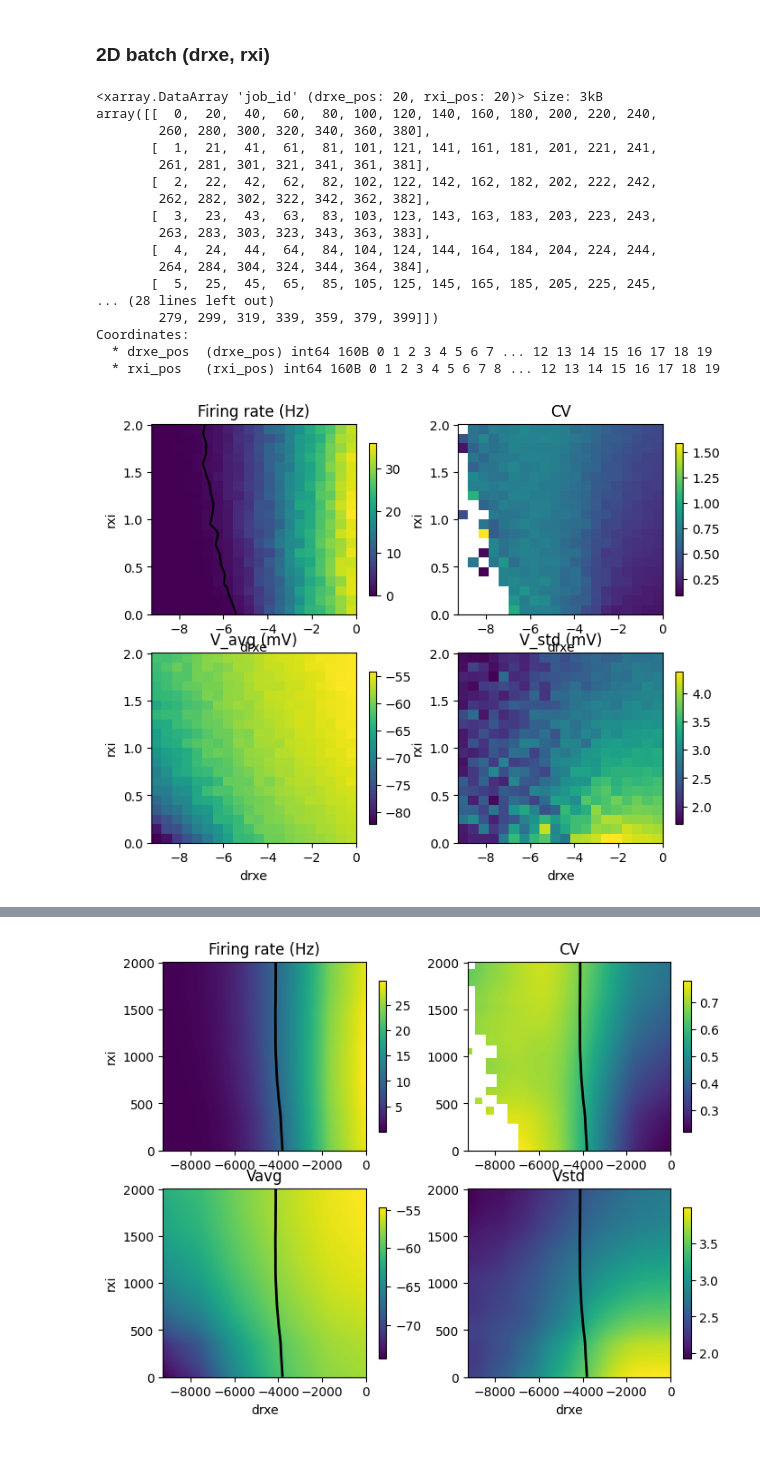
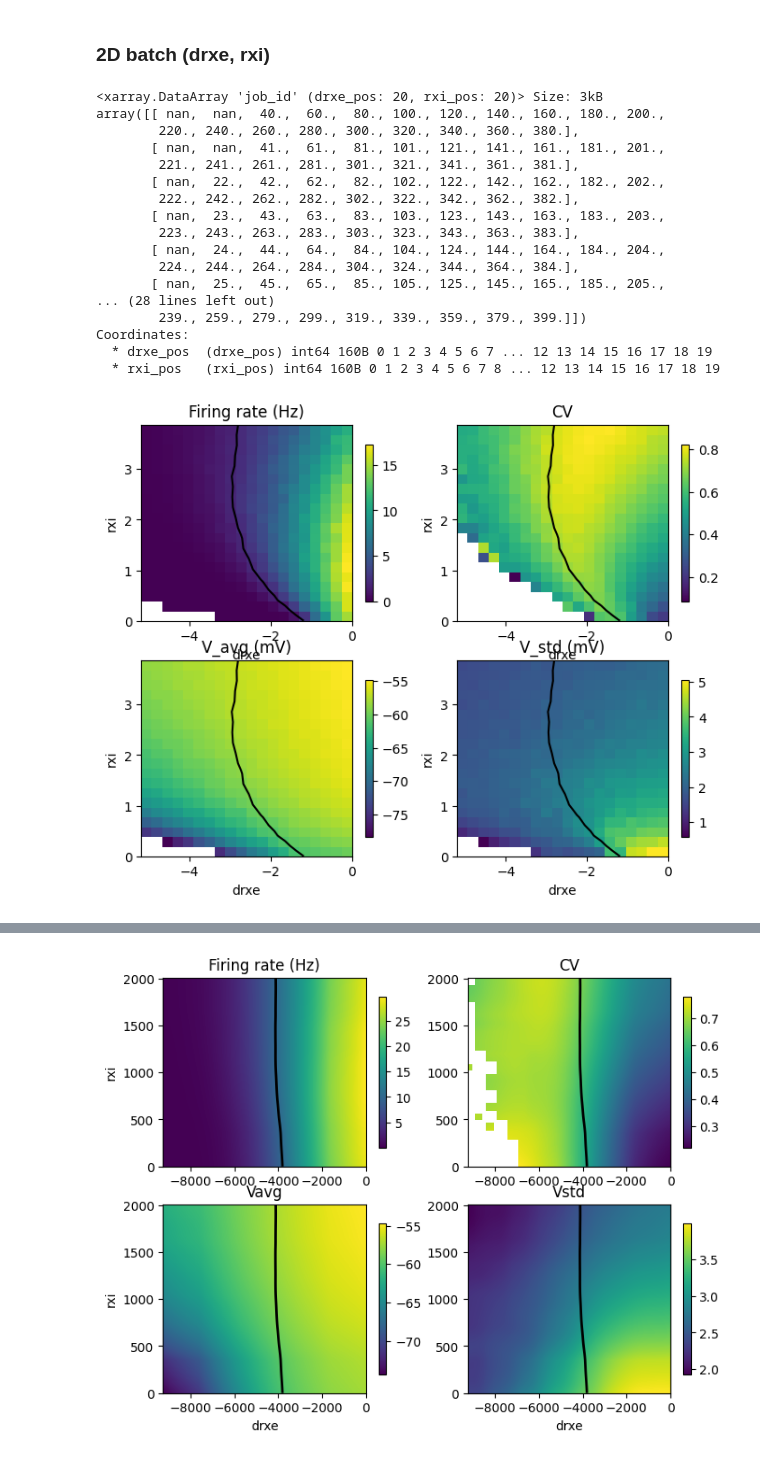
Before and after one commit to niknovikov19/A1-OUinp, a Jupyter notebook: exp_configs/batch_rxbkg_unconn_state1_mech1/proc_batch.ipynb, the cells around one changed output, grey strips where cells are left out. Drawn from its saved outputs; the diff is of its cells as text; code cells hidden in the pictures.

```diff
--- a/exp_configs/batch_rxbkg_unconn_state1_mech1/proc_batch.ipynb
+++ b/exp_configs/batch_rxbkg_unconn_state1_mech1/proc_batch.ipynb
@@ -106,10 +106,30 @@ Text(0.5, 1.0, 'CV, IT2')
 # %%
 exp_name = 'batch_rxbkg_unconn_state1_mech1/pops_inpsur_newsec_var_drxe_rxi'
 
-#exp_name_sub = '2d_20x20_psp_0.5_xsec_soma_soma/exp_pv_sz_20_20_t_7.0_12.0_wx_psp_0.5_wmult_0.25_ee_0.5_lsec_0_xsec_soma_soma'
-exp_name_sub = '2d_20x20_psp_0.5_xsec_soma_soma/exp_it2_sz_20_20_t_7.0_12.0_wx_psp_0.5_wmult_0.25_ee_0.5_lsec_0_xsec_soma_soma'
-pops_used = ['IT2']
-exp_label = 'it2'
+#exp_name_sub = '2d_20x20_psp_0.5_xsec_soma_soma/exp_it2_sz_20_20_t_7.0_12.0_wx_psp_0.5_wmult_0.25_ee_0.5_lsec_0_xsec_soma_soma'
+#pops_used = ['IT2']
+#exp_label = 'it2'
+
+#exp_name_sub = '2d_5x5_psp_0.5_xsec_soma_soma/exp_it6_sz_5_5_t_7.0_12.0_wx_psp_0.5_wmult_0.25_ee_0.5_lsec_0_xsec_soma_soma'
+#pops_used = ['IT6']
+#exp_label = 'it6'
+
+#exp_name_sub = '2d_5x5_psp_0.5_xsec_soma_soma/exp_it4_sz_5_5_t_7.0_12.0_wx_psp_0.5_wmult_0.25_ee_0.5_lsec_0_xsec_soma_soma'
+#pops_used = ['ITP4', 'ITS4']
+#exp_label = 'it4'
+
+#exp_name_sub = '2d_5x5_psp_0.5_xsec_soma_soma/exp_ct_sz_5_5_t_7.0_12.0_wx_psp_0.5_wmult_0.25_ee_0.5_lsec_0_xsec_soma_soma'
+#pops_used = ['CT5A', 'CT5B', 'CT6']
+#exp_label = 'ct'
+
+#exp_name_sub = '2d_5x5_psp_0.5_xsec_soma_soma/exp_it5_sz_5_5_t_7.0_12.0_wx_psp_0.5_wmult_0.25_ee_0.5_lsec_0_xsec_soma_soma'
+#pops_used = ['IT5A', 'IT5B']
+#exp_label = 'it5'
+
+#exp_name_sub = '2d_5x5_psp_0.5_xsec_soma_soma/exp_pt5b_sz_5_5_t_7.0_12.0_wx_psp_0.5_wmult_0.25_ee_0.5_lsec_0_xsec_soma_soma'
+#exp_name_sub = '2d_20x20_psp_0.5_xsec_soma_soma/exp_pt5b_sz_20_20_t_7.0_12.0_wx_psp_0.5_wmult_0.25_ee_0.5_lsec_0_xsec_soma_soma'
+#pops_used = ['PT5B']
+#exp_label = 'pt5b'
 
 #exp_name_sub = '2d_20x20_psp_0.5_xsec_soma_soma/exp_pv_sz_20_20_t_7.0_12.0_wx_psp_0.5_wmult_0.25_ee_0.5_lsec_0_xsec_soma_soma'
 #pops_used = ['PV2', 'PV3', 'PV4', 'PV5A', 'PV5B', 'PV6']
@@ -126,8 +146,14 @@ exp_label = 'it2'
 #exp_label = 'vip'
 
 #exp_name_sub = '2d_5x5_psp_0.5_xsec_soma_soma/exp_ngf_sz_5_5_t_3.0_5.0_wx_psp_0.5_wmult_0.25_ee_0.5_lsec_0_xsec_soma_soma'
+#exp_name_sub = '2d_20x20_psp_0.5_xsec_soma_soma/exp_ngf_sz_20_20_t_7.0_12.0_wx_psp_0.5_wmult_0.25_ee_0.5_lsec_0_xsec_soma_soma'
 #pops_used = ['NGF1', 'NGF2', 'NGF3', 'NGF4', 'NGF5A', 'NGF5B', 'NGF6']
 #exp_label = 'ngf'
+
+#exp_name_sub = '2d_5x5_psp_0.5_xsec_soma_soma/exp_it3_sz_5_5_t_7.0_12.0_wx_psp_0.5_wmult_0.25_ee_0.5_lsec_0_xsec_soma_soma'
+exp_name_sub = '2d_20x20_psp_0.5_xsec_soma_soma/exp_it3_sz_20_20_t_7.0_12.0_wx_psp_0.5_wmult_0.25_ee_0.5_lsec_0_xsec_soma_soma'
+pops_used = ['IT3']
+exp_label = 'it3'
 
 dirpath_cfg = dirpath_repo_root / 'exp_configs' / exp_name
 dirpath_res = dirpath_repo_root / 'exp_results' / exp_name
@@ -144,19 +170,19 @@ job_idx_xr = batch_utils.extract_batch_params_to_xr(
 job_idx_xr
 # %% [output]
 <xarray.DataArray 'job_id' (drxe_pos: 20, rxi_pos: 20)> Size: 3kB
-array([[  0,  20,  40,  60,  80, 100, 120, 140, 160, 180, 200, 220, 240,
-        260, 280, 300, 320, 340, 360, 380],
-       [  1,  21,  41,  61,  81, 101, 121, 141, 161, 181, 201, 221, 241,
-        261, 281, 301, 321, 341, 361, 381],
-       [  2,  22,  42,  62,  82, 102, 122, 142, 162, 182, 202, 222, 242,
-        262, 282, 302, 322, 342, 362, 382],
-       [  3,  23,  43,  63,  83, 103, 123, 143, 163, 183, 203, 223, 243,
-        263, 283, 303, 323, 343, 363, 383],
-       [  4,  24,  44,  64,  84, 104, 124, 144, 164, 184, 204, 224, 244,
-        264, 284, 304, 324, 344, 364, 384],
-       [  5,  25,  45,  65,  85, 105, 125, 145, 165, 185, 205, 225, 245,
+array([[ nan,  nan,  40.,  60.,  80., 100., 120., 140., 160., 180., 200.,
+        220., 240., 260., 280., 300., 320., 340., 360., 380.],
+       [ nan,  nan,  41.,  61.,  81., 101., 121., 141., 161., 181., 201.,
+        221., 241., 261., 281., 301., 321., 341., 361., 381.],
+       [ nan,  22.,  42.,  62.,  82., 102., 122., 142., 162., 182., 202.,
+        222., 242., 262., 282., 302., 322., 342., 362., 382.],
+       [ nan,  23.,  43.,  63.,  83., 103., 123., 143., 163., 183., 203.,
+        223., 243., 263., 283., 303., 323., 343., 363., 383.],
+       [ nan,  24.,  44.,  64.,  84., 104., 124., 144., 164., 184., 204.,
+        224., 244., 264., 284., 304., 324., 344., 364., 384.],
+       [ nan,  25.,  45.,  65.,  85., 105., 125., 145., 165., 185., 205.,
 ... (28 lines left out)
-        279, 299, 319, 339, 359, 379, 399]])
+        239., 259., 279., 299., 319., 339., 359., 379., 399.]])
 Coordinates:
   * drxe_pos  (drxe_pos) int64 160B 0 1 2 3 4 5 6 7 ... 12 13 14 15 16 17 18 19
   * rxi_pos   (rxi_pos) int64 160B 0 1 2 3 4 5 6 7 8 ... 12 13 14 15 16 17 18 19
@@ -169,7 +195,7 @@ vars = {
 }
 
 # Load (drxe, rxi) regions
-fname_rgn = dirpath_cfg / f'regions_{exp_label}.json'
+fname_rgn = dirpath_cfg / 'regions' / f'regions_{exp_label}.json'
 with open(fname_rgn, 'r') as fid:
     regions = json.load(fid)['regions']
 
@@ -226,7 +252,7 @@ for pop in pops_used:
         'rxi_pos': 'rxi',
     })
 # %%
-def plot_2d_maps(pop):
+def plot_2d_maps(pop, r0):
 
     r, cv = X[pop]['rate'], X[pop]['cv']
     vmin, vmax = X[pop]['vmin'], X[pop]['vmax']
@@ -247,42 +273,41 @@ def plot_2d_maps(pop):
 
     fig, axs = plt.subplots(2, 2, figsize=(8, 6))
 
     for ax, (title, da) in zip(axs.ravel(), plots):
         im = ax.imshow(
             da.T, extent=(x0, x1, y0, y1),
             aspect='auto', origin='lower',
             #interpolation='nearest'
         )
         ax.set_title(title)
         ax.set_xlabel('drxe')
         ax.set_ylabel('rxi')
         fig.colorbar(im, ax=ax, shrink=0.8)
 
+        for r0_ in r0:
+            ax.contour(
+                r.drxe * k, r.rxi * k, (r - r0_).T,
+                [0], colors='k'
+            )
+
     """ rxi1, rxi2 = r.rxi.item(0), r.rxi.item(-1)
     rxe1 = r.isel(rxi=0).idxmax(dim='rxe').item()
     rxe2 = r.isel(rxi=-1).idxmax(dim='rxe').item()
     q1 = (rxe2 - rxe1) / (rxi2 - rxi1) * 1.1
     q0 = rxe1 - rxi1 * q1
 
     rxi_ = r.rxi.values
     rxe_ = q0 + rxi_ * q1
     #axs[0, 0].plot(rxe_ * k, rxi_ * k, 'k')
 
     print(f'{pop}:')
     #print(f'q0 = {q0}')
     #print(f'q1 = {q1}') """
 
-    r0 = [1, 50]
-    for r0_ in r0:
-        axs[0, 0].contour(
-            r.drxe * k, r.rxi * k, (r - r0_).T,
-            [0], colors='k'
-        )
-
 pop = pops_used[0]
-plot_2d_maps(pop)
+plot_2d_maps(pop, r0=[2])
 # %% [output]
-[figure, old version]
+[figure, new version]
 # %%
 xname, yname = 'drxe', 'rxi'
 k = 1
```
Also changed, not shown: parts of 10 cells of this notebook, 49 other files.
